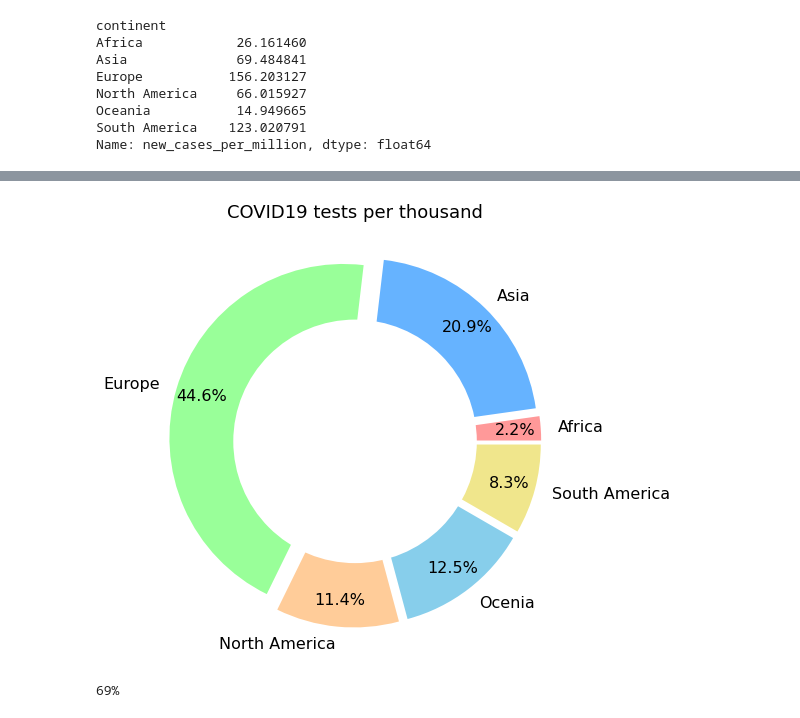
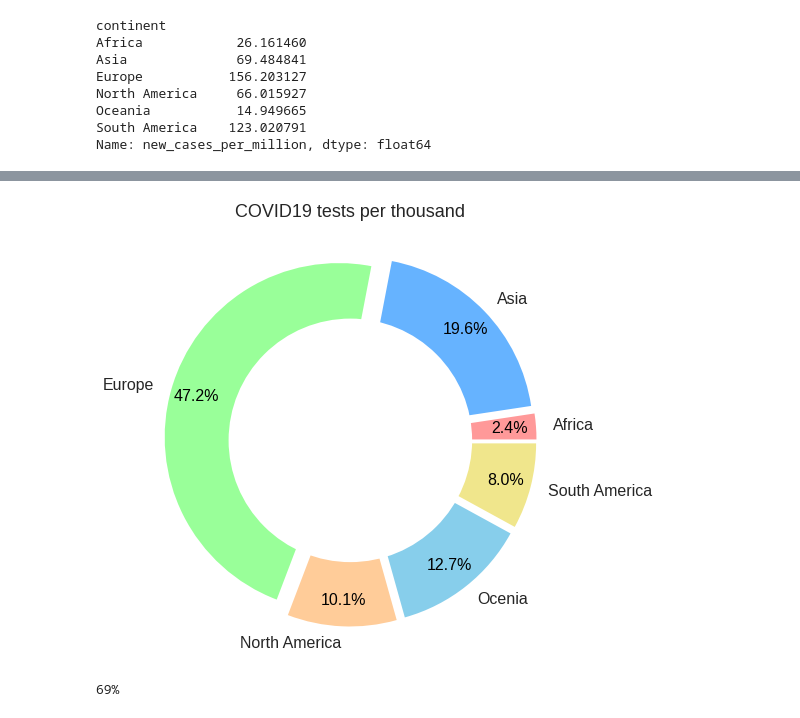
Before and after one commit to MikhailKuklin/exploratory_data_analysis_pandas, a Jupyter notebook: 2021_08_27_exploratory_data_analysis_pandas_partII.ipynb, the cells around one changed output, grey strips where cells are left out. Saved outputs shown, nothing was run; the diff lists cells and outputs as text; code cells hidden in the pictures.

```diff
--- a/2021_08_27_exploratory_data_analysis_pandas_partII.ipynb
+++ b/2021_08_27_exploratory_data_analysis_pandas_partII.ipynb
@@ -125,27 +141,27 @@ plt.show()
 # %%
 # pie chart
 
-df_cont_tests=df.groupby("continent")["total_tests_per_thousand"].mean()
+df_cont_tests=df.groupby("continent")["new_tests_per_thousand"].mean()
 
 explode = (0.07, 0.07, 0.07, 0.07,0.07,0.07)
 plt.figure(figsize=(8,8))
 plt.title('COVID19 tests per thousand',fontsize=18)
 my_labels='Africa','Asia','Europe','North America','Ocenia','South America'
 colors = ['#ff9999','#66b3ff','#99ff99','#ffcc99','#87CEEB','#F0E68C']
 patches, texts, autotexts=plt.pie(df_cont_tests, labels=my_labels,explode=explode,autopct='%1.1f%%',colors=colors,pctdistance=0.85) # startangle=90)
 centre_circle = plt.Circle((0,0),0.70,fc='white')
 plt.gcf()
 plt.gca().add_artist(centre_circle)
 for text in texts:
     text.set_size(16)
 for text in autotexts:
     text.set_size(16)
 for ctext in autotexts:
     ctext.set_color('black')
 plt.savefig("pie_chart4.png",bbox_inches='tight')
 plt.show()
 # %% [output]
-[figure, old version]
+[figure, new version]
 # %%
 # correlations between new cases of number of tests
 
```
Also changed, not shown: parts of 13 cells of this notebook.
